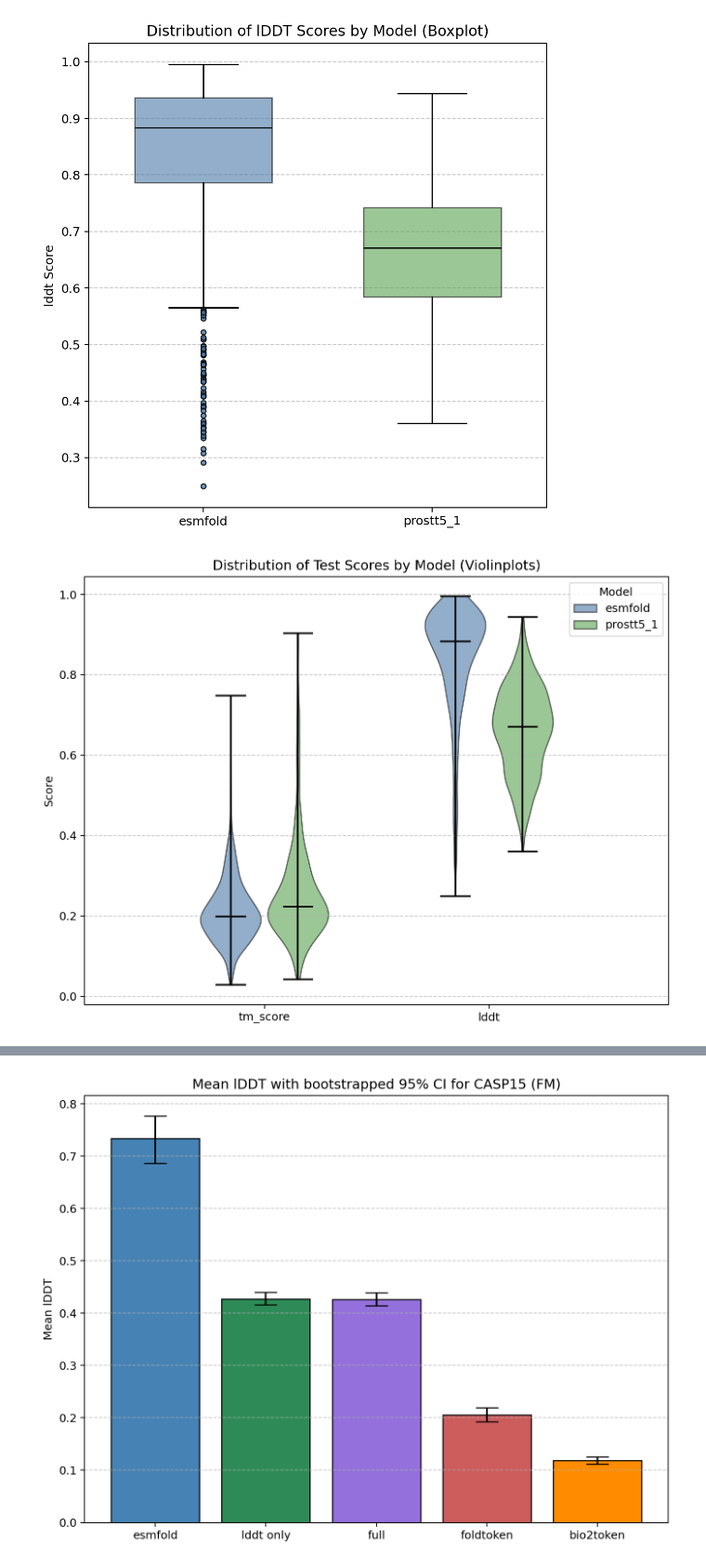
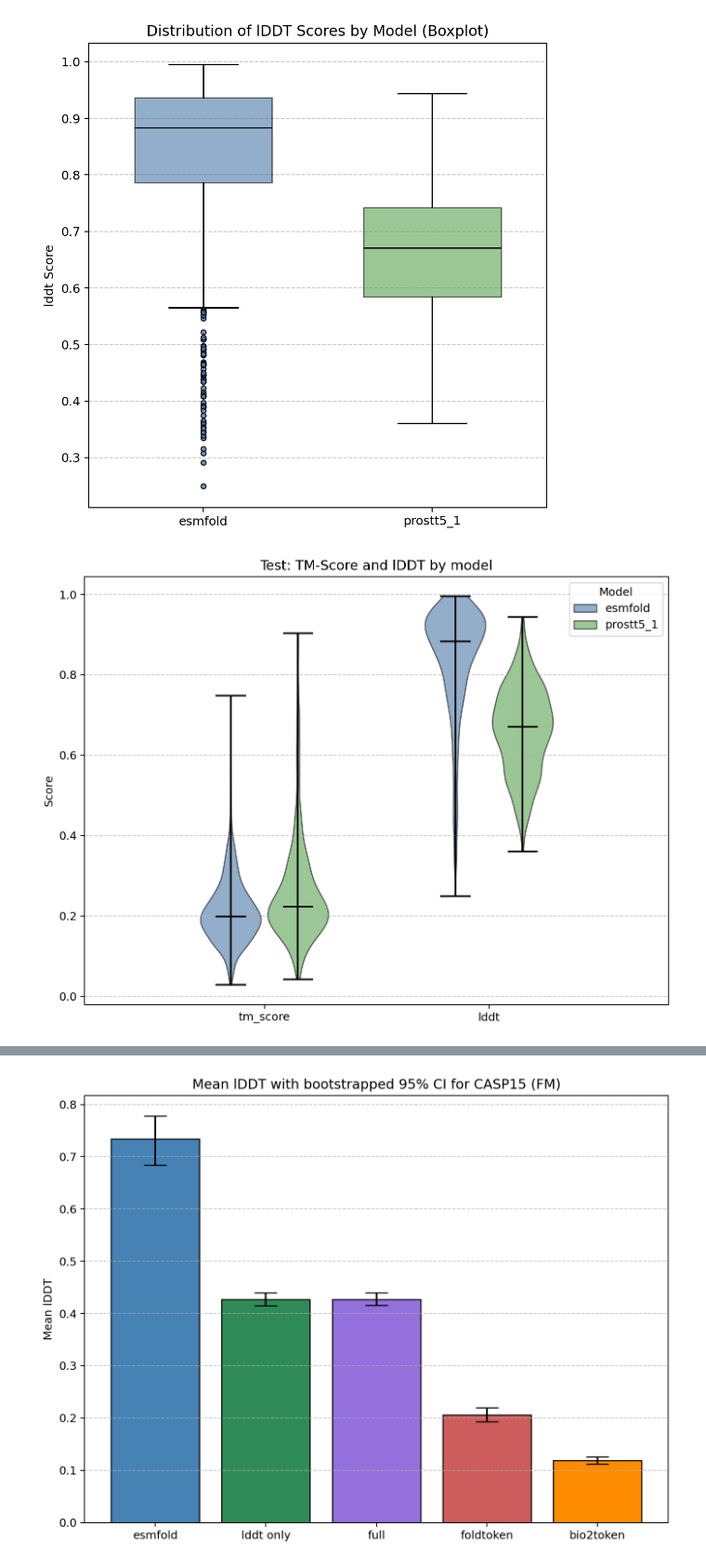
Before and after one commit to BetelgeuseBugFixer/MaPra2025, a Jupyter notebook: benchmark/benchmark.ipynb, the cells around one changed output, grey strips where cells are left out. Shown at 93% size. Drawn from its saved outputs; the diff is of its cells as text; code cells hidden in the pictures.

Commit message:
updated plots

```diff
--- a/benchmark/benchmark.ipynb
+++ b/benchmark/benchmark.ipynb
@@ -33,8 +33,8 @@ esmfold_casp = pd.read_csv("benchmark_data/ESMFold_casp/ESMFold_casp_scores.csv"
 esmfold_test = pd.read_csv("benchmark_data/ESMFold_test/ESMFold_test_scores.csv")
 
 # prostt5 finalfinal model
-prostt5_casp_1 = pd.read_csv("../prostt5_1_casp/prostt5_1_casp_scores.csv")
-prostt5_test_1 = pd.read_csv("../prostt5_1_test/prostt5_1_test_scores.csv")
+prostt5_casp_1 = pd.read_csv("benchmark_data/0_final/prostt5_1_casp/prostt5_1_casp_scores.csv")
+prostt5_test_1 = pd.read_csv("benchmark_data/0_final/prostt5_1_test/prostt5_1_test_scores.csv")
 
 # prostt5_casp_2 = pd.read_csv("prostt5_2_casp/prostt5_2_casp_scores.csv")
 # prostt5_test_2 = pd.read_csv("benchmark_data/prostt5_2_test/prostt5_2_test_scores.csv")
@@ -218,35 +218,35 @@ plot_scores(
     fig=(6,6),
     out_path="plots/final/box_test_lddt.png",
     title="Distribution of lDDT Scores by Model (Boxplot)"
 )
 
 # 3) Grouped-by-metric VIOLIN
 plot_scores(
     metrics=test_metrics,
     dfs=test_dfs,
     model_names=test_names,
     kind="violin",
     layout="by_metric",
     out_path="plots/final/violin_test_compare.png",
-    title="Distribution of Test Scores by Model (Violinplots)"
+    title="Test: TM-Score and lDDT by model"
 )
 
 # 4) Single metric (lDDT) VIOLIN, models on x
 plot_scores(
     metrics=['lddt'],
     dfs=test_dfs,
     model_names=test_names,
     kind="violin",
     layout="single_metric",
     single_metric_name='lddt',
     fig=(6,6),
     out_path="plots/final/violin_test_lddt.png",
     title="Distribution of lDDT Scores by Model (Violinplot)"
 )
 # %% [output]
 [figure]
 [figure]
-[figure, old version]
+[figure, new version]
 [figure]
 # %%
 # CASP
```
Also changed, not shown: parts of 1 cell of this notebook, 3 other files.
